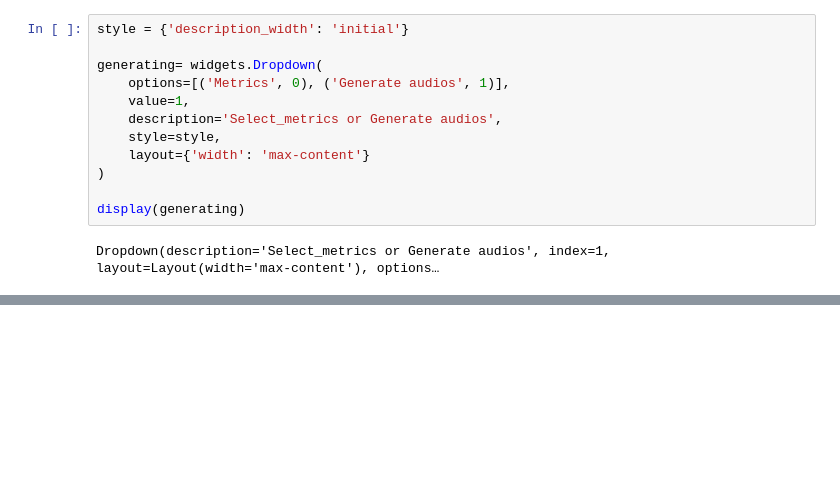
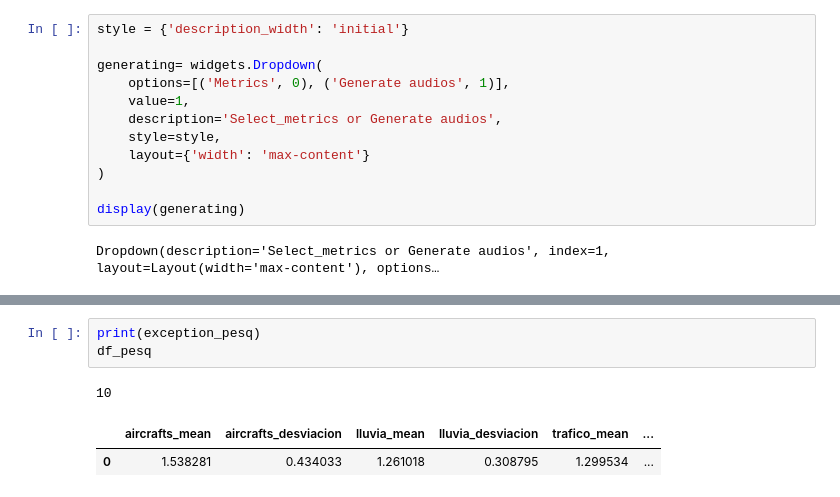
Before and after one commit to ufvceiec/Background-noise-evaluation, a Jupyter notebook: Code/Building_model_MEL/MEL_model_load_VAE.ipynb, the cells around one changed output, grey strips where cells are left out. Cells and saved outputs as stored; diff of their text form; blank space fills up the shorter version.

```diff
--- a/Code/Building_model_MEL/MEL_model_load_VAE.ipynb
+++ b/Code/Building_model_MEL/MEL_model_load_VAE.ipynb
@@ -139,0 +221,7 @@ else:
+# %%
+print(exception_pesq)
+df_pesq
+# %% [output]
+10
+|  | aircrafts_mean | aircrafts_desviacion | lluvia_mean | lluvia_desviacion | trafico_mean | ... |
+| 0 | 1.538281 | 0.434033 | 1.261018 | 0.308795 | 1.299534 | ... |
```
Also changed, not shown: parts of 6 cells of this notebook, 2 other files.
